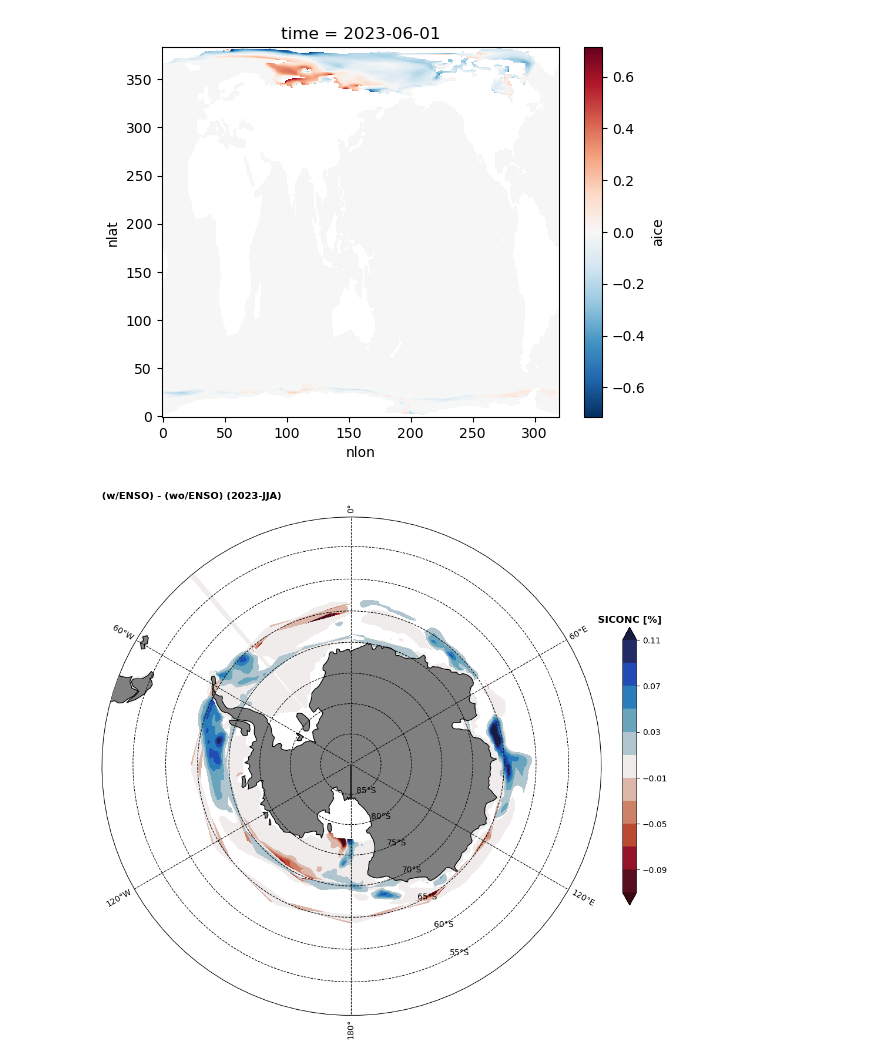
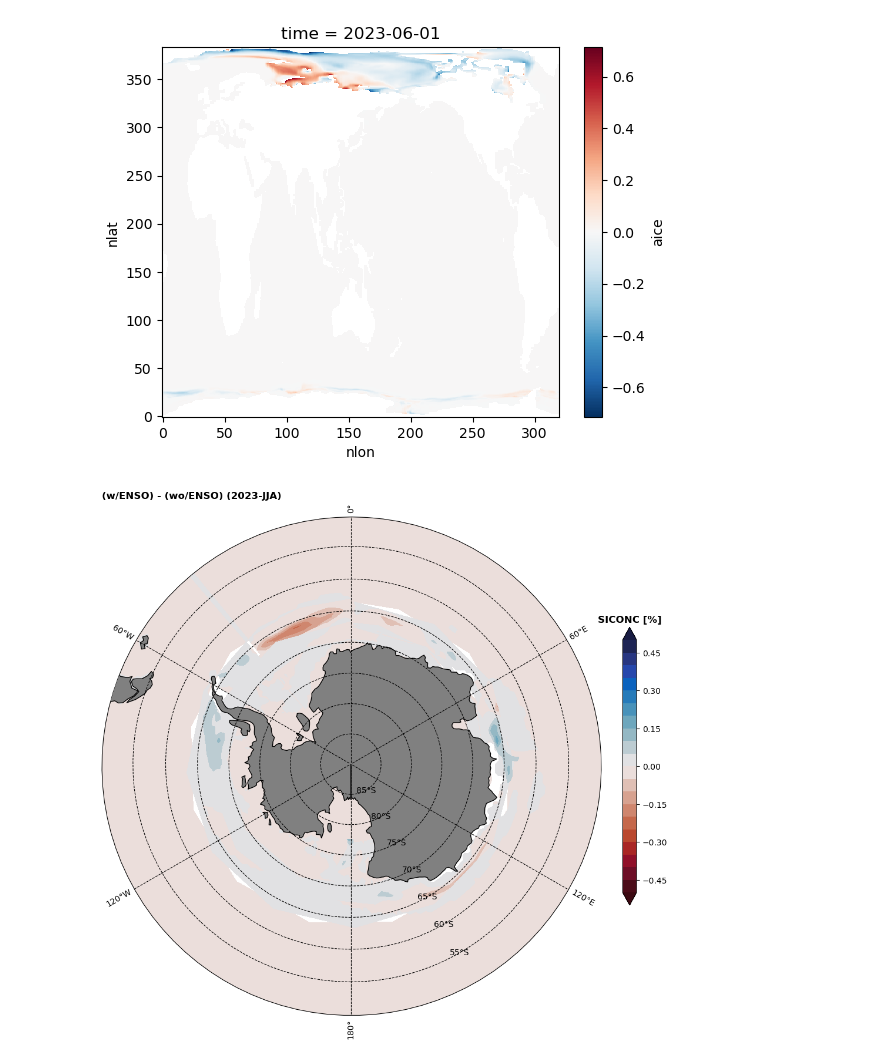
Before and after one commit to zacespinosa/SI-Antarctic, a Jupyter notebook: run_pipeline/dev_run_dataloader.ipynb, the cells around one changed output. Saved outputs shown, nothing was run; the diff lists cells and outputs as text; code cells hidden in the pictures.

```diff
--- a/run_pipeline/dev_run_dataloader.ipynb
+++ b/run_pipeline/dev_run_dataloader.ipynb
@@ -74,6 +74,8 @@ def era5_single_level(dataloader):
         )
         print(era5_data)
 # %%
+TESTING = False
+
 dataloader = DataLoader(
     root = [
         "/glade/campaign/univ/uwas0118/scratch/archive/1950_2015/",
@@ -282,28 +283,28 @@ def spatial_obs_plot(dfs, cmap_info, save_info):
 # %%
 save_info = {
     "save": True,
     "path": "../visualize/figures/no_enso.png",
     "dpi": 1200,
 }
 
 cmap_info = {
     "cmap": cmocean.cm.balance_r,
     "units": "SICONC [%]",
     "shared": True,
-    "levels": np.arange(-.11, .13, .02),
+    "levels": np.arange(-.5, .55, .05),
 }
 
 cesm2_diff = {
     "title": "(w/ENSO) - (wo/ENSO) (2023-JJA)",
     "ds": diff.resample(time="QS-DEC").mean(dim="time").sel(time="2023-06").squeeze(),
 }
 
 spatial_obs_plot(
     dfs={
-        "cesm_enso":  cesm2_diff,
+        "cesm_enso": cesm2_diff,
     },
     cmap_info=cmap_info,
     save_info=save_info,
 )
 # %% [output]
-[figure, old version]
+[figure, new version]
```
Also changed, not shown: parts of 2 cells of this notebook, 4 other files.
